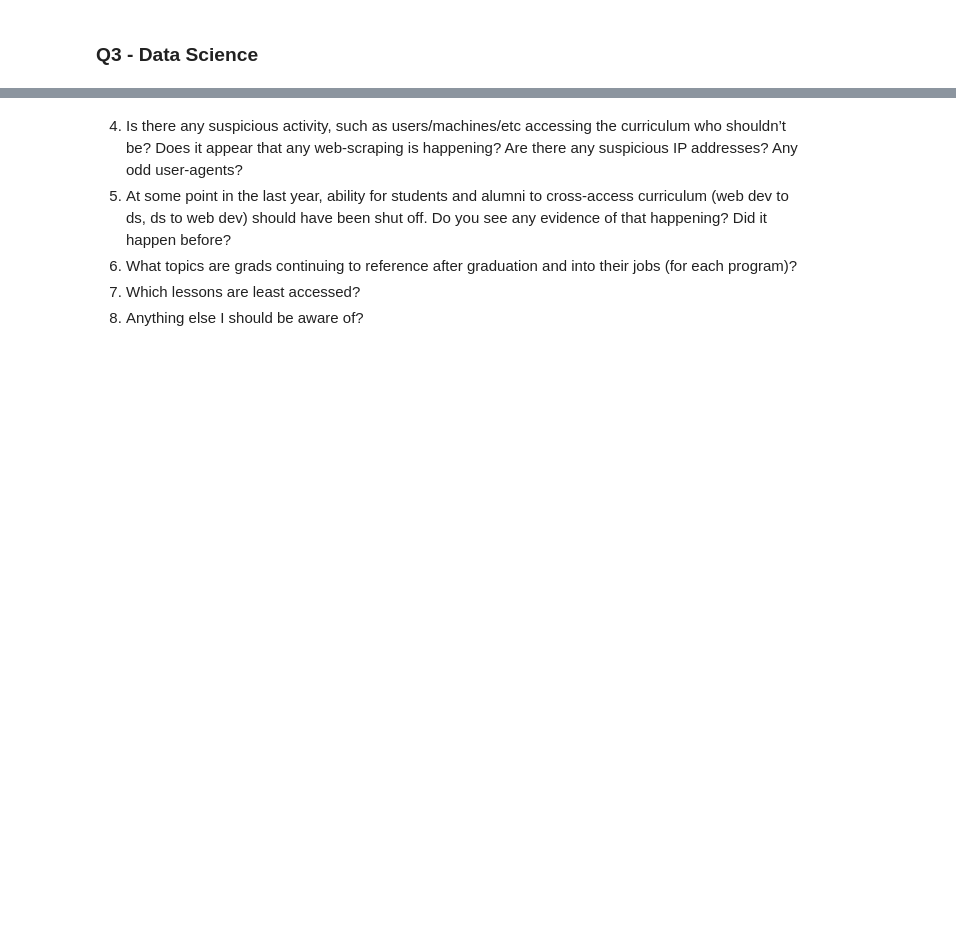
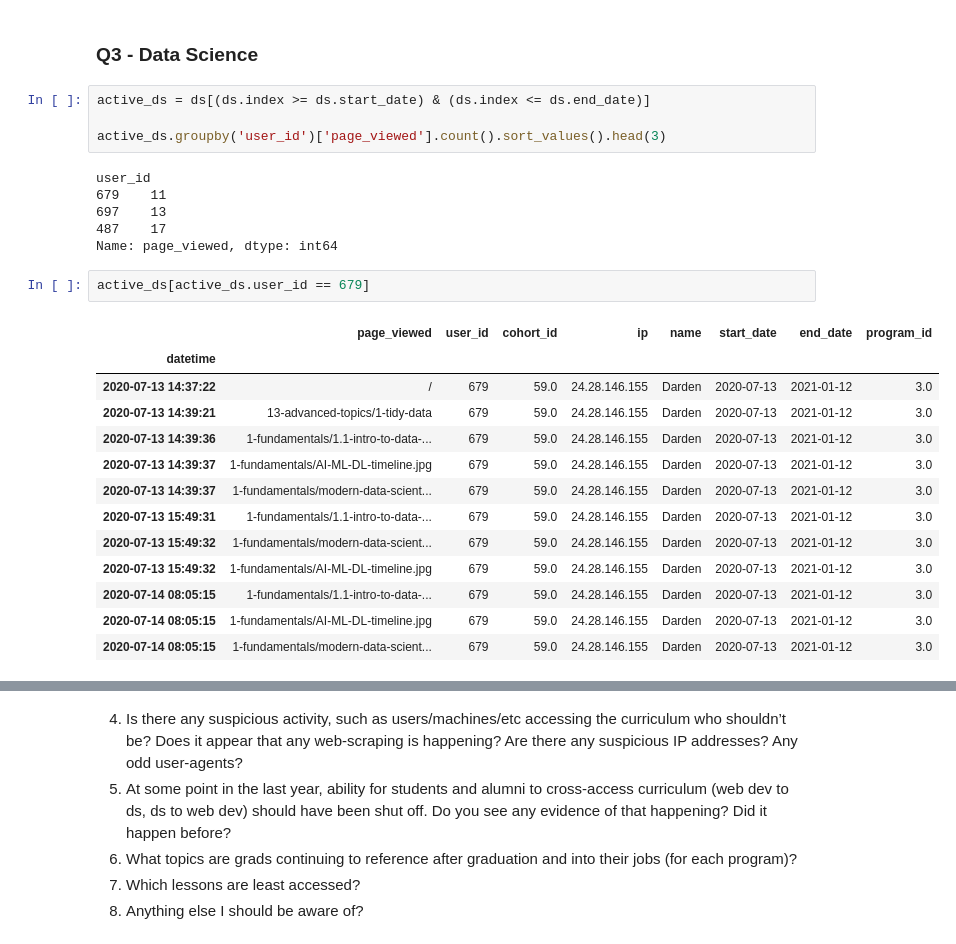
Before and after one commit to SamuelD-Data/anomaly-detection-project, a Jupyter notebook: anomaly_detection_project_notebook.ipynb, the cells around one changed output, grey strips where cells are left out. Drawn from its saved outputs; the diff is of its cells as text; blank space fills up the shorter version.

```diff
--- a/anomaly_detection_project_notebook.ipynb
+++ b/anomaly_detection_project_notebook.ipynb
@@ -506,2 +617,28 @@ Name: page_viewed, dtype: int64
 # %% [markdown]
 ### Q3 - Data Science
+# %%
+active_ds = ds[(ds.index >= ds.start_date) & (ds.index <= ds.end_date)]
+
+active_ds.groupby('user_id')['page_viewed'].count().sort_values().head(3)
+# %% [output]
+user_id
+679    11
+697    13
+487    17
+Name: page_viewed, dtype: int64
+# %%
+active_ds[active_ds.user_id == 679]
+# %% [output]
+|  | page_viewed | user_id | cohort_id | ip | name | start_date | end_date | program_id |
+| datetime |  |  |  |  |  |  |  |  |
+| 2020-07-13 14:37:22 | / | 679 | 59.0 | 24.28.146.155 | Darden | 2020-07-13 | 2021-01-12 | 3.0 |
+| 2020-07-13 14:39:21 | 13-advanced-topics/1-tidy-data | 679 | 59.0 | 24.28.146.155 | Darden | 2020-07-13 | 2021-01-12 | 3.0 |
+| 2020-07-13 14:39:36 | 1-fundamentals/1.1-intro-to-data-... | 679 | 59.0 | 24.28.146.155 | Darden | 2020-07-13 | 2021-01-12 | 3.0 |
+| 2020-07-13 14:39:37 | 1-fundamentals/AI-ML-DL-timeline.jpg | 679 | 59.0 | 24.28.146.155 | Darden | 2020-07-13 | 2021-01-12 | 3.0 |
+| 2020-07-13 14:39:37 | 1-fundamentals/modern-data-scient... | 679 | 59.0 | 24.28.146.155 | Darden | 2020-07-13 | 2021-01-12 | 3.0 |
+| 2020-07-13 15:49:31 | 1-fundamentals/1.1-intro-to-data-... | 679 | 59.0 | 24.28.146.155 | Darden | 2020-07-13 | 2021-01-12 | 3.0 |
+| 2020-07-13 15:49:32 | 1-fundamentals/modern-data-scient... | 679 | 59.0 | 24.28.146.155 | Darden | 2020-07-13 | 2021-01-12 | 3.0 |
+| 2020-07-13 15:49:32 | 1-fundamentals/AI-ML-DL-timeline.jpg | 679 | 59.0 | 24.28.146.155 | Darden | 2020-07-13 | 2021-01-12 | 3.0 |
+| 2020-07-14 08:05:15 | 1-fundamentals/1.1-intro-to-data-... | 679 | 59.0 | 24.28.146.155 | Darden | 2020-07-13 | 2021-01-12 | 3.0 |
+| 2020-07-14 08:05:15 | 1-fundamentals/AI-ML-DL-timeline.jpg | 679 | 59.0 | 24.28.146.155 | Darden | 2020-07-13 | 2021-01-12 | 3.0 |
+| 2020-07-14 08:05:15 | 1-fundamentals/modern-data-scient... | 679 | 59.0 | 24.28.146.155 | Darden | 2020-07-13 | 2021-01-12 | 3.0 |
```
Also changed, not shown: parts of 36 cells of this notebook.
